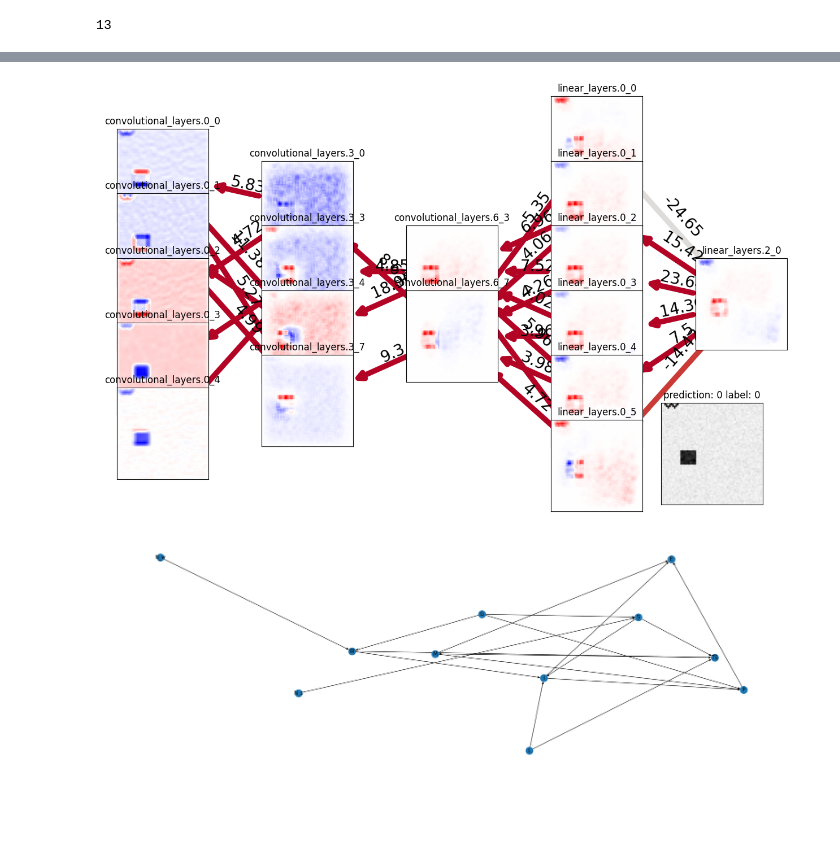
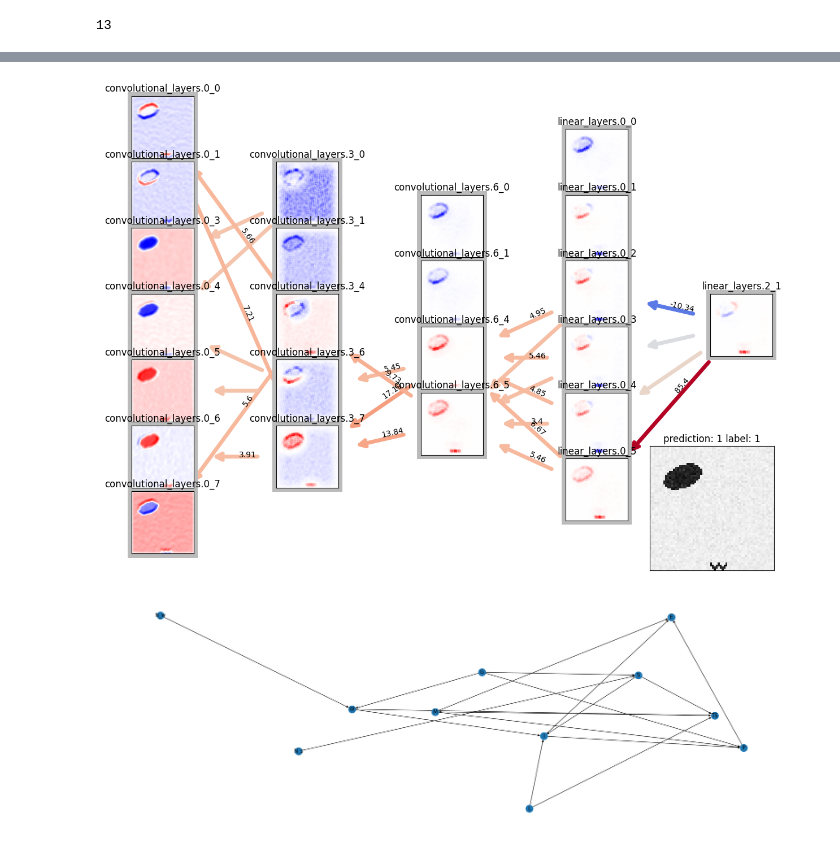
Before and after one commit to lillijo/xai-evaluation-master-thesis, a Jupyter notebook: experiments/fixed_causal_model.ipynb, the cells around one changed output, grey strips where cells are left out. Saved outputs shown, nothing was run; the diff lists cells and outputs as text; code cells hidden in the pictures; blank space fills up the shorter version.

```diff
--- a/experiments/fixed_causal_model.ipynb
+++ b/experiments/fixed_causal_model.ipynb
@@ -56,12 +90,12 @@ draw_graph_with_images(nodes, edges, images)
 # %%
-model = load_model(MODEL_NAME, 0.95, 3)
+model = load_model(MODEL_NAME, 0.9, 3)
 model_name = to_name(0.9, 3)
 crpa = CRPAttribution(model, ds, MODEL_NAME, model_name)
 
-nodes, edges, images = crpa.complete_relevance_graph(50)
+nodes, edges, images = crpa.complete_relevance_graph(391200)
 draw_graph_with_images(nodes, edges, images)
 # %% [output]
-[figure, old version]
+[figure, new version]
 # %%
 
 fig = plt.figure(figsize=(30, 10))
```
Also changed, not shown: parts of 7 cells of this notebook, 14 other files.
